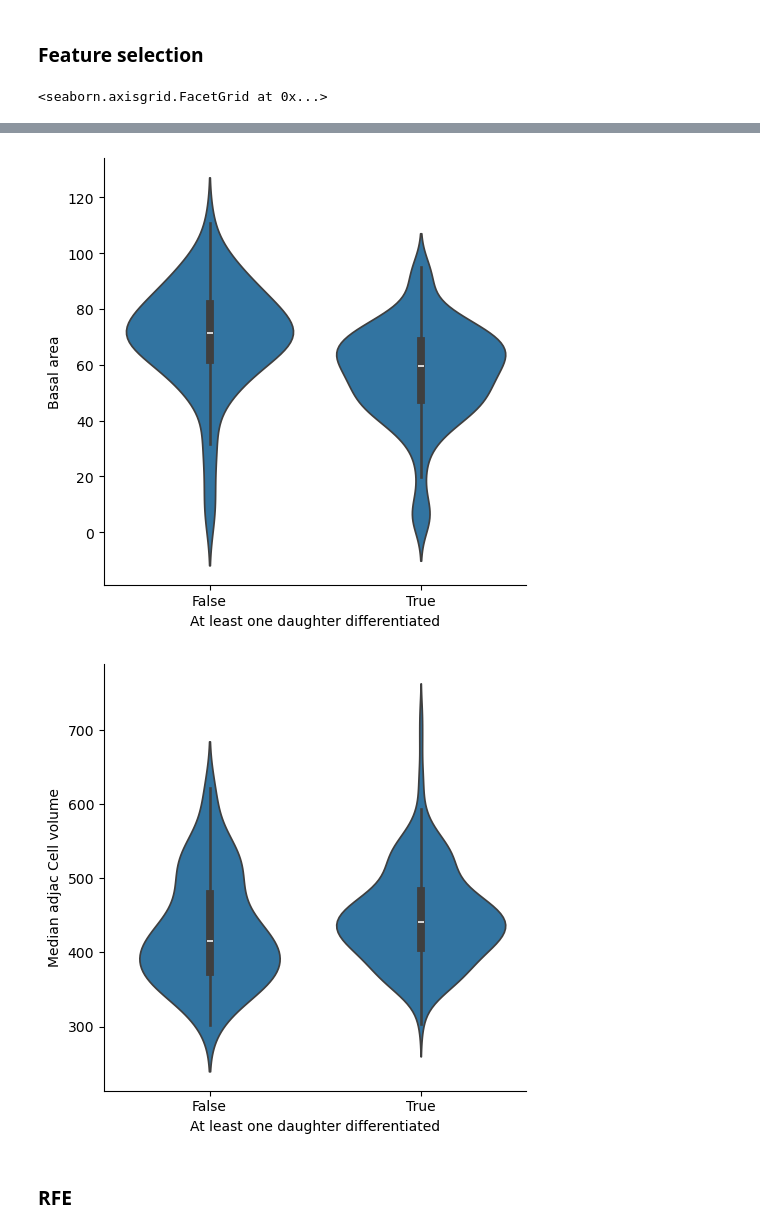
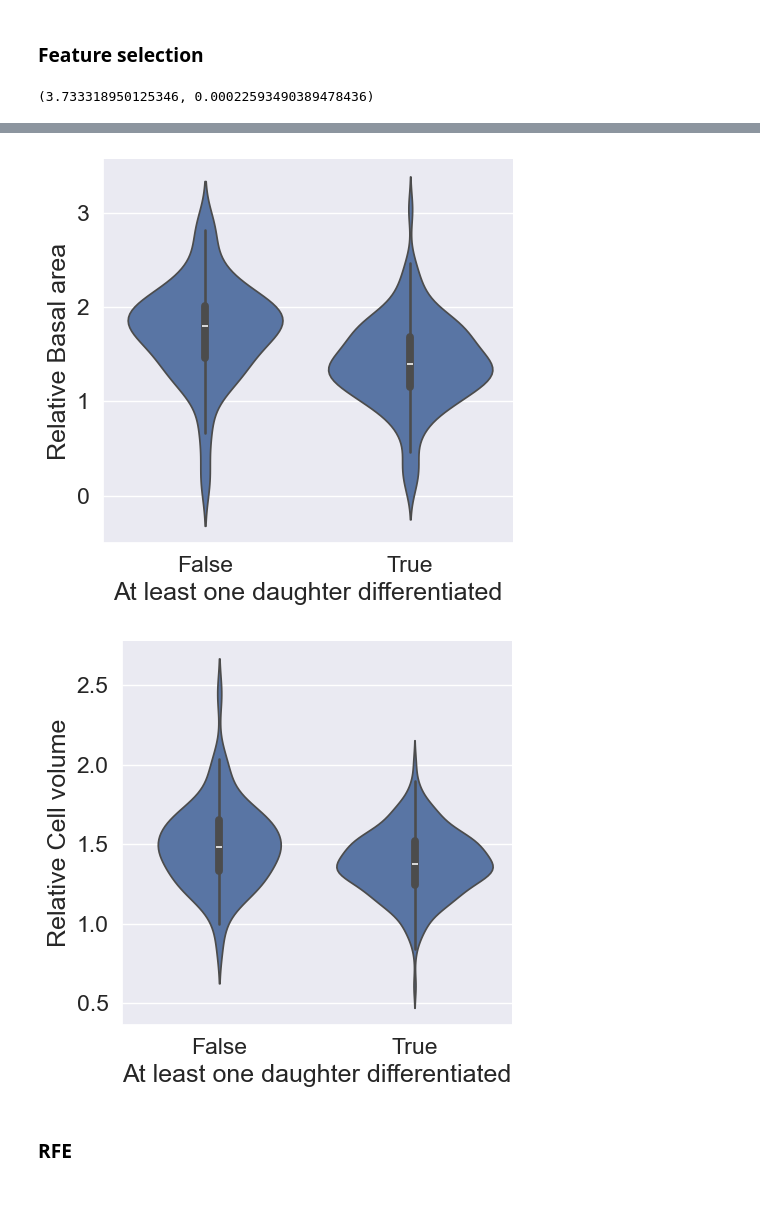
Before and after one commit to xies/mouse_skin_size_control, a Jupyter notebook: 2025_lineage_analysis/notebooks/RF_classify_division.ipynb, the cells around one changed output, grey strips where cells are left out. Drawn from its saved outputs; the diff is of its cells as text; code cells hidden in the pictures; blank space fills up the shorter version.

```diff
--- a/2025_lineage_analysis/notebooks/RF_classify_division.ipynb
+++ b/2025_lineage_analysis/notebooks/RF_classify_division.ipynb
@@ -77,9 +78,5 @@ features2drop += [(f,a) for f,a in divisions.columns if 'standard' in f and not
 features2drop += [(f,a) for f,a in divisions.columns if 'cell coords' in f and not 'rate' in f]
 features2drop += ['Z','Z-cyto']
 divisions = divisions.drop(columns=features2drop)
-
-feature2predict = 'At least one daughter differentiated'
-divisions = divisions[~np.isnan(divisions[feature2predict,'Meta'].astype(float))].dropna(axis=1)
-print(len(divisions))
 # %% [output]
 668
@@ -126,9 +127,11 @@ Text(0, 0.5, 'Impurity importance')
 # %% [markdown]
 ### Feature selection
 # %%
+from basicUtils import ttest_from_groupby
 sb.catplot(divisions.droplevel(axis=1,level=1),x=feature2predict,y='Mean curvature',kind='violin')
 sb.catplot(divisions.droplevel(axis=1,level=1),x=feature2predict,y='cyto_shcoeffs_L3M0C',kind='violin')
-sb.catplot(divisions.droplevel(axis=1,level=1),x=feature2predict,y='Basal area',kind='violin')
-sb.catplot(divisions.droplevel(axis=1,level=1),x=feature2predict,y='Median adjac Cell volume',kind='violin')
+sb.catplot(divisions.droplevel(axis=1,level=1),x=feature2predict,y='Relative Basal area',kind='violin')
+sb.catplot(divisions.droplevel(axis=1,level=1),x=feature2predict,y='Relative Cell volume',kind='violin')
+print(ttest_from_groupby(divisions.droplevel(axis=1,level=1),field2group=feature2predict,field2test='Relative Cell volume'))
 # %% [output]
-<seaborn.axisgrid.FacetGrid at 0x...>
+(3.733318950125346, 0.00022593490389478436)
@@ -137,5 +140,5 @@ sb.catplot(divisions.droplevel(axis=1,level=1),x=feature2predict,y='Median adjac
-[figure, old version]
+[figure, new version]
-[figure, old version]
+[figure, new version]
 # %% [markdown]
 ### RFE
 # %%
```
Also changed, not shown: parts of 12 cells of this notebook, 5 other files.
